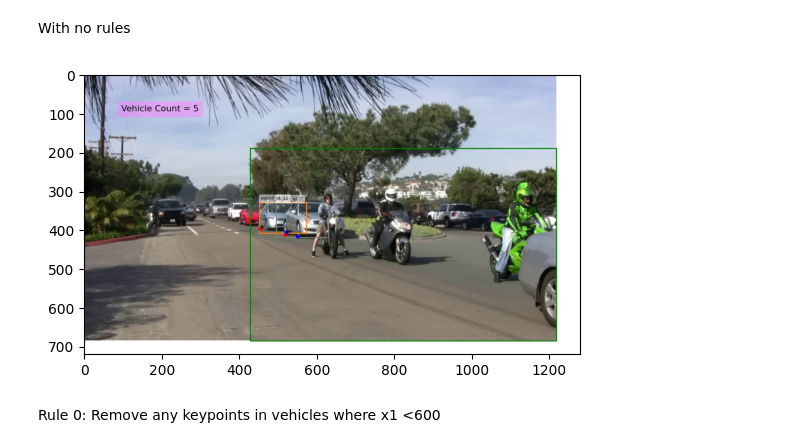
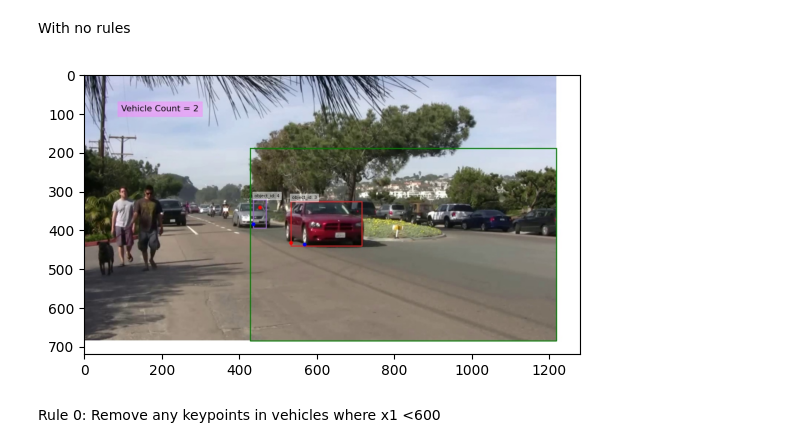
Before and after one commit to sparrowml/Speed-Trap-2022, a Jupyter notebook: disposables/keypoints_rules.ipynb, the cells around one changed output. Saved outputs shown, nothing was run; the diff lists cells and outputs as text; code cells hidden in the pictures.

```diff
--- a/disposables/keypoints_rules.ipynb
+++ b/disposables/keypoints_rules.ipynb
@@ -81,12 +81,12 @@ for frame_idx in range(len(frame_to_predictions_map)):
 # %% [markdown]
 With no rules
 # %%
-frame_idx = 598
+frame_idx = 125
 no_rule = cv2.imread(str(Path("/code/data/datasets/temp_imgs")/f'{frame_idx}.jpg'))
 im_rgb = cv2.cvtColor(no_rule, cv2.COLOR_BGR2RGB)
 plt.imshow(im_rgb);
 # %% [output]
-[figure, old version]
+[figure, new version]
 # %% [markdown]
 Rule 0: Remove any keypoints in vehicles where x1 <600
 # %%
```
Also changed, not shown: parts of 4 cells of this notebook, 1 other file.
